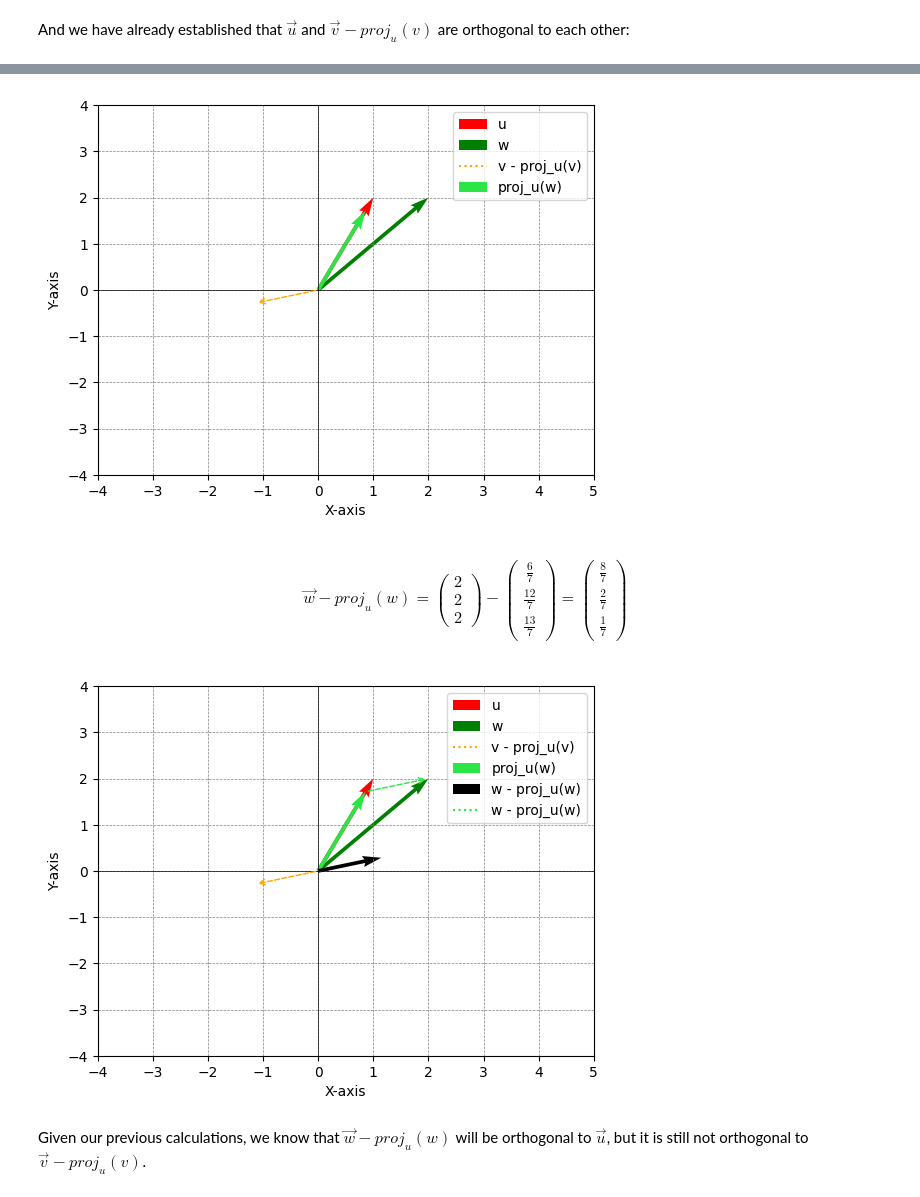
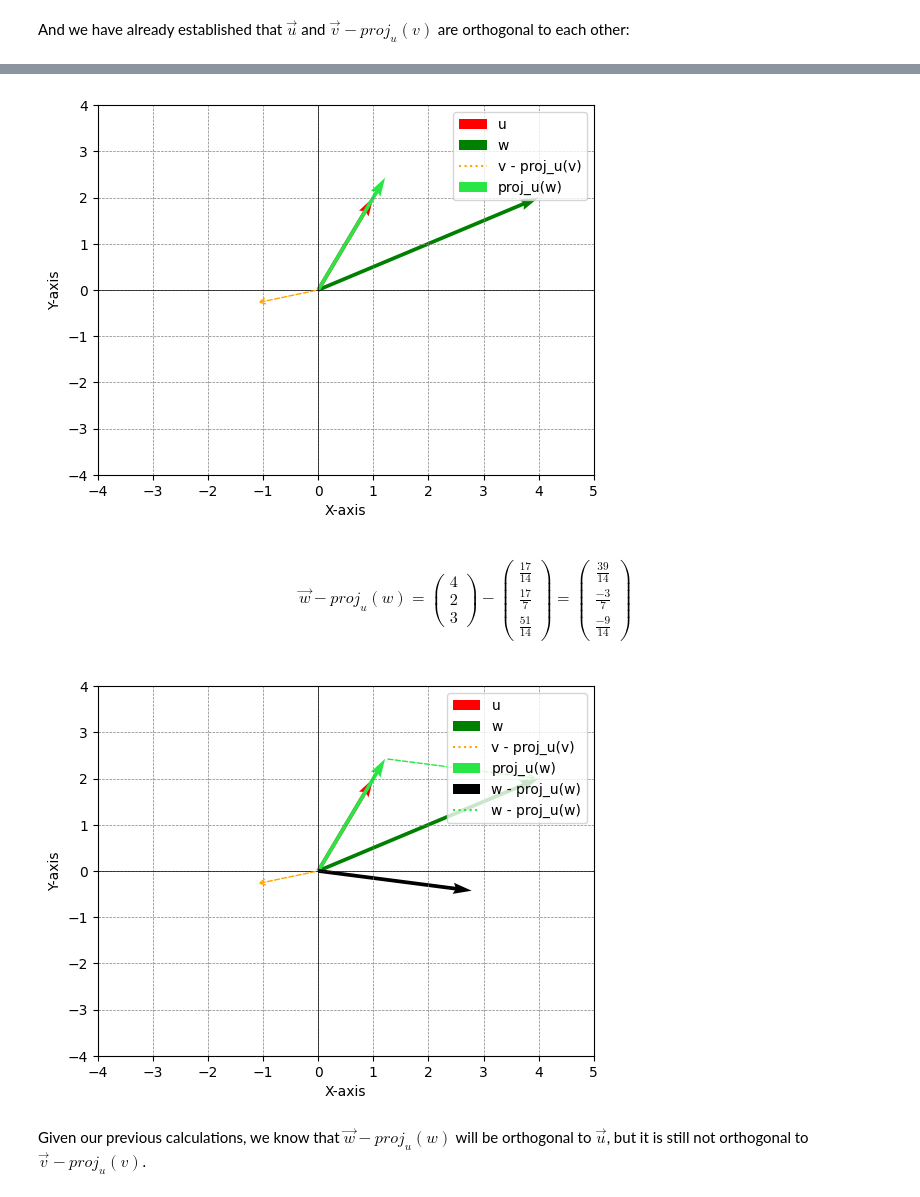
Before and after one commit to AshnahKhalidKhan/Quantum-FYP-Code, a Jupyter notebook: qgs_Tutorial_GM.ipynb, the cells around one changed output, grey strips where cells are left out. Cells and saved outputs as stored; diff of their text form; code cells hidden in the pictures.

```diff
--- a/qgs_Tutorial_GM.ipynb
+++ b/qgs_Tutorial_GM.ipynb
@@ -1343,7 +1350,7 @@ Let us begin by calculating $proj_{u}(w)$ and $\vec{w} - proj_{u}(w)$ as before:
 # %%
 u = np.array([1, 2, 3])
 v = np.array([-1, 0, 1])
-w = np.array([2, 2, 2])
+w = np.array([4, 2, 3])
 projection_uv = (np.dot(v, u) / np.linalg.norm(u) ** 2) * u
 v_minus_projection_uv = v - projection_uv
 projection_uw = (np.dot(w, u) / np.linalg.norm(u) ** 2) * u
@@ -1367,61 +1374,58 @@ plt.legend()
 
 plt.show()
 # %% [output]
-[figure, old version]
+[figure, new version]
 # %% [markdown]
 \begin{align}
   \vec{w} - proj_u(w)
   =
-    \begin{pmatrix} 2 \\ 2 \\ 2 \end{pmatrix}
+    \begin{pmatrix} 4 \\ 2 \\ 3 \end{pmatrix}
     -
     \begin{pmatrix}
-      \frac{6}{7} \\ \frac{12}{7} \\ \frac{13}{7}
+      \frac{17}{14} \\ \frac{17}{7} \\ \frac{51}{14}
     \end{pmatrix}
   =
   \begin{pmatrix}
-      \frac{8}{7} \\ \frac{2}{7} \\ \frac{1}{7}
+      \frac{39}{14} \\ \frac{-3}{7} \\ \frac{-9}{14}
     \end{pmatrix}
 \end{align}
 # %%
 u = np.array([1, 2, 3])
 v = np.array([-1, 0, 1])
-w = np.array([2, 2, 2])
+w = np.array([4, 2, 3])
 projection_uv = (np.dot(v, u) / np.linalg.norm(u) ** 2) * u
 v_minus_projection_uv = v - projection_uv
 projection_uw = (np.dot(w, u) / np.linalg.norm(u) ** 2) * u
 w_minus_projection_uw = w - projection_uw
 
 plt.figure()
 plt.quiver(0, 0, u[0], u[1], angles = 'xy', scale_units = 'xy', scale = 1, color = 'r', label = 'u')
-# plt.quiver(0, 0, v[0], v[1], angles = 'xy', scale_units = 'xy', scale = 1, color = 'b', label = 'v')
 plt.quiver(0, 0, w[0], w[1], angles = 'xy', scale_units = 'xy', scale = 1, color = 'g', label = 'w')
-# plt.quiver(0, 0, projection_uv[0], projection_uv[1], angles = 'xy', scale_units = 'xy', scale = 1, color = 'orange', label = 'proj_u(v)')
-# plt.plot([0, 0], [0, 0], linestyle = 'dotted', color = 'orange', label = 'u - proj_v(u)')
-# plt.annotate('', xy = (u[0], u[1]), xytext = (projection[0], projection[1]), arrowprops = dict(arrowstyle = '->', linestyle = 'dashed', color = 'orange'))
+
 plt.plot([0, 0], [0, 0], linestyle = 'dotted', color = 'orange', label = 'v - proj_u(v)')
-# plt.annotate('', xy = (v[0], v[1]), xytext = (projection_uv[0], projection_uv[1]), arrowprops = dict(arrowstyle = '->', linestyle = 'dashed', color = 'orange'))
 plt.annotate('', xy = (v_minus_projection_uv[0], v_minus_projection_uv[1]), xytext = (0, 0), arrowprops = dict(arrowstyle = '->', linestyle = 'dashed', color = 'orange'))
 
 plt.quiver(0, 0, projection_uw[0], projection_uw[1], angles = 'xy', scale_units = 'xy', scale = 1, color = '#29E546', label = 'proj_u(w)')
+
 plt.quiver(0, 0, w_minus_projection_uw[0], w_minus_projection_uw[1], angles = 'xy', scale_units = 'xy', scale = 1, color = 'black', label = 'w - proj_u(w)')
+
 plt.plot([0, 0], [0, 0], linestyle = 'dotted', color = '#29E546', label = 'w - proj_u(w)')
 plt.annotate('', xy = (w[0], w[1]), xytext = (projection_uw[0], projection_uw[1]), arrowprops = dict(arrowstyle = '->', linestyle = 'dashed', color = '#29E546'))
 
 plt.xlim(-4, 5)
 plt.ylim(-4, 4)
-# plt.xlim(-1, 5)
-# plt.ylim(-3, 5)
+
 
 plt.xlabel('X-axis')
 plt.ylabel('Y-axis')
 plt.axhline(0, color = 'black',linewidth = 0.5)
 plt.axvline(0, color = 'black',linewidth = 0.5)
 plt.grid(color = 'gray', linestyle = '--', linewidth = 0.5)
 plt.legend()
 
 plt.show()
 # %% [output]
-[figure, old version]
+[figure, new version]
 # %% [markdown]
 Given our previous calculations, we know that $\vec{w} - proj_u(w)$ will be orthogonal to $\vec{u}$, but it is still not orthogonal to $\vec{v} - proj_{u}(v)$.
 # %%
```
Also changed, not shown: parts of 20 cells of this notebook.
